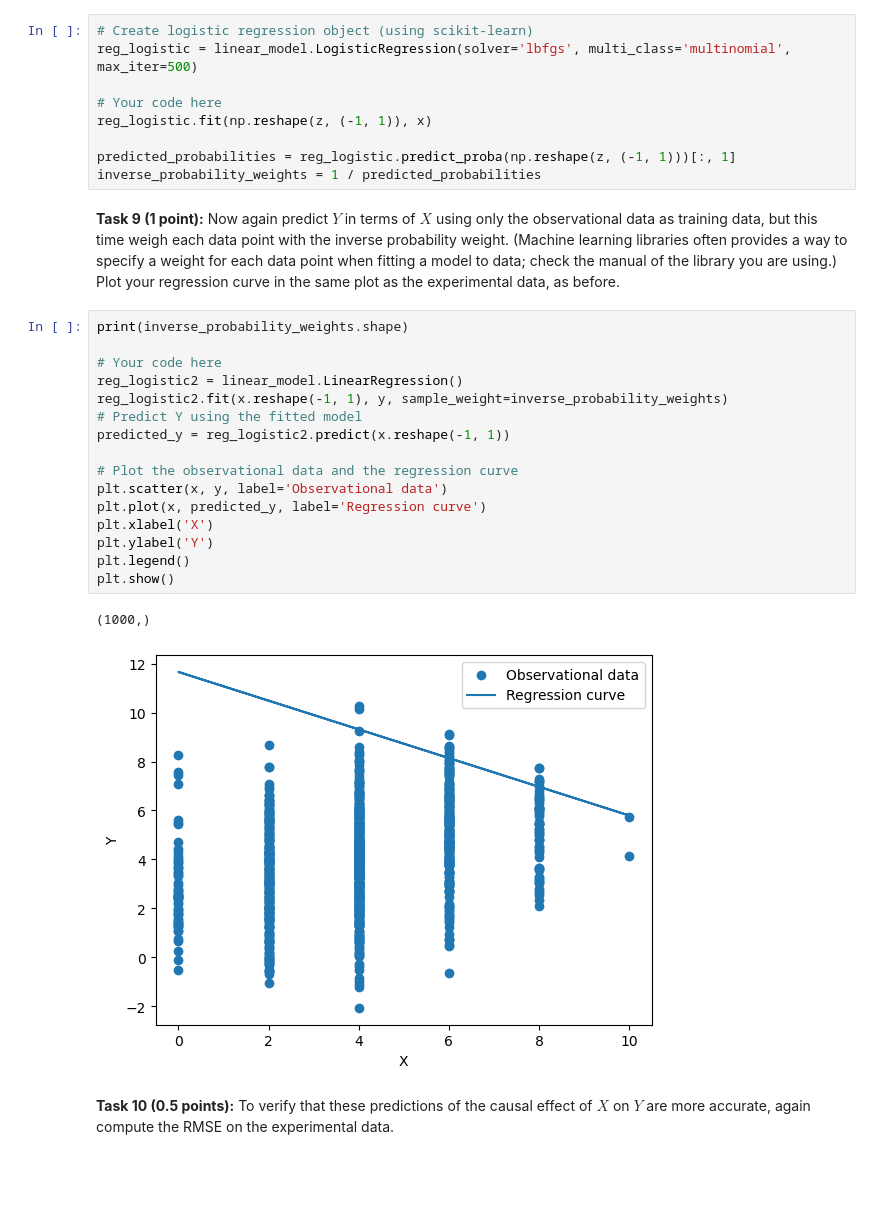
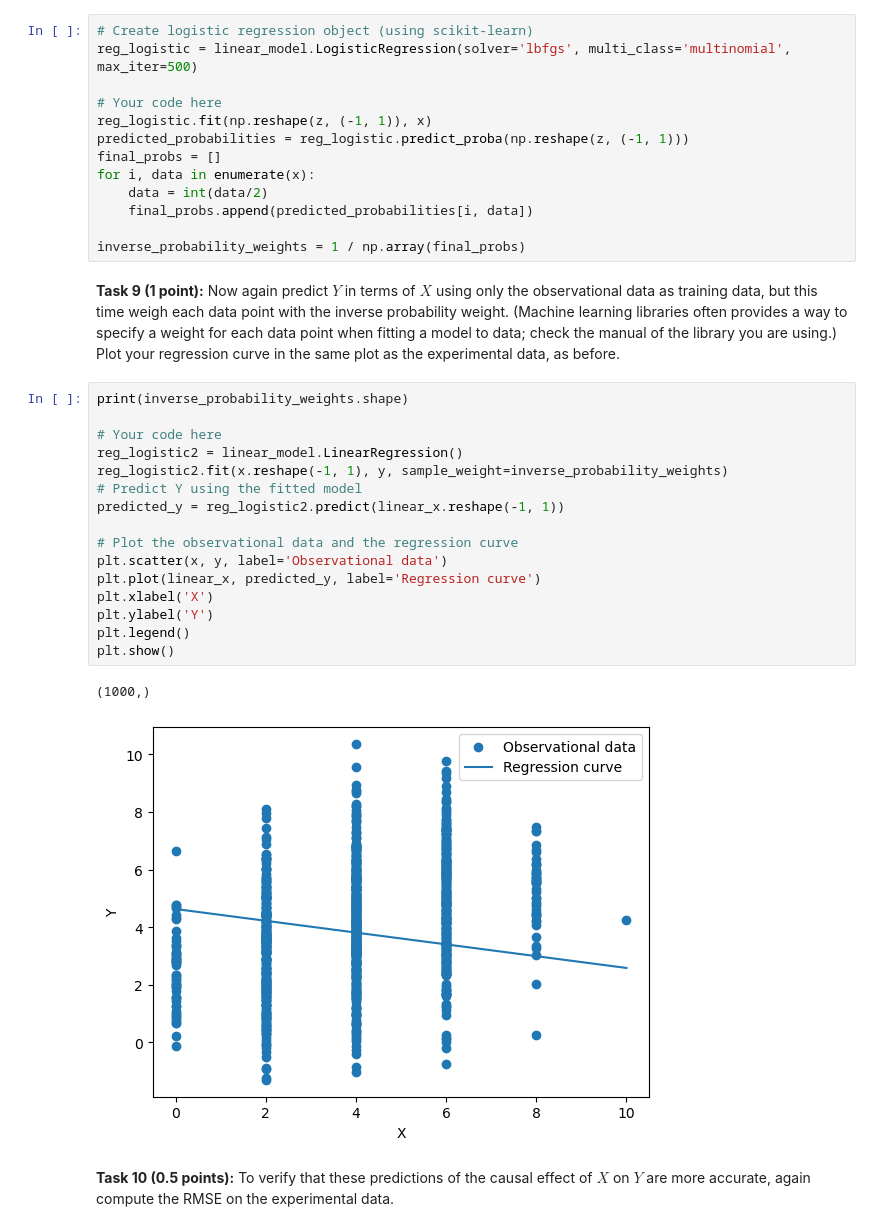
Before and after one commit to leonardocarboni/aml-carboni-bais, a Jupyter notebook: Assignment 3/bais_carboni.ipynb, the cells around one changed output. Saved outputs shown, nothing was run; the diff lists cells and outputs as text; blank space fills up the shorter version.

```diff
--- a/Assignment 3/bais_carboni.ipynb
+++ b/Assignment 3/bais_carboni.ipynb
@@ -184,30 +184,34 @@ reg_logistic = linear_model.LogisticRegression(solver='lbfgs', multi_class='mult
 
 # Your code here
 reg_logistic.fit(np.reshape(z, (-1, 1)), x)
+predicted_probabilities = reg_logistic.predict_proba(np.reshape(z, (-1, 1)))
+final_probs = []
+for i, data in enumerate(x):
+    data = int(data/2)
+    final_probs.append(predicted_probabilities[i, data])
 
-predicted_probabilities = reg_logistic.predict_proba(np.reshape(z, (-1, 1)))[:, 1]
-inverse_probability_weights = 1 / predicted_probabilities
+inverse_probability_weights = 1 / np.array(final_probs)
 # %% [markdown]
 **Task 9 (1 point):** Now again predict $Y$ in terms of $X$ using only the observational data as training data, but this time weigh each data point with the inverse probability weight. (Machine learning libraries often provides a way to specify a weight for each data point when fitting a model to data; check the manual of the library you are using.) Plot your regression curve in the same plot as the experimental data, as before.
 # %%
 print(inverse_probability_weights.shape)
 
 # Your code here
 reg_logistic2 = linear_model.LinearRegression()
 reg_logistic2.fit(x.reshape(-1, 1), y, sample_weight=inverse_probability_weights)
 # Predict Y using the fitted model
-predicted_y = reg_logistic2.predict(x.reshape(-1, 1))
+predicted_y = reg_logistic2.predict(linear_x.reshape(-1, 1))
 
 # Plot the observational data and the regression curve
 plt.scatter(x, y, label='Observational data')
-plt.plot(x, predicted_y, label='Regression curve')
+plt.plot(linear_x, predicted_y, label='Regression curve')
 plt.xlabel('X')
 plt.ylabel('Y')
 plt.legend()
 plt.show()
 # %% [output]
 (1000,)
-[figure, old version]
+[figure, new version]
 # %% [markdown]
 **Task 10 (0.5 points):** To verify that these predictions of the causal effect of $X$ on $Y$ are more accurate, again compute the RMSE on the experimental data.
 # %%
```
Also changed, not shown: parts of 6 cells of this notebook.
